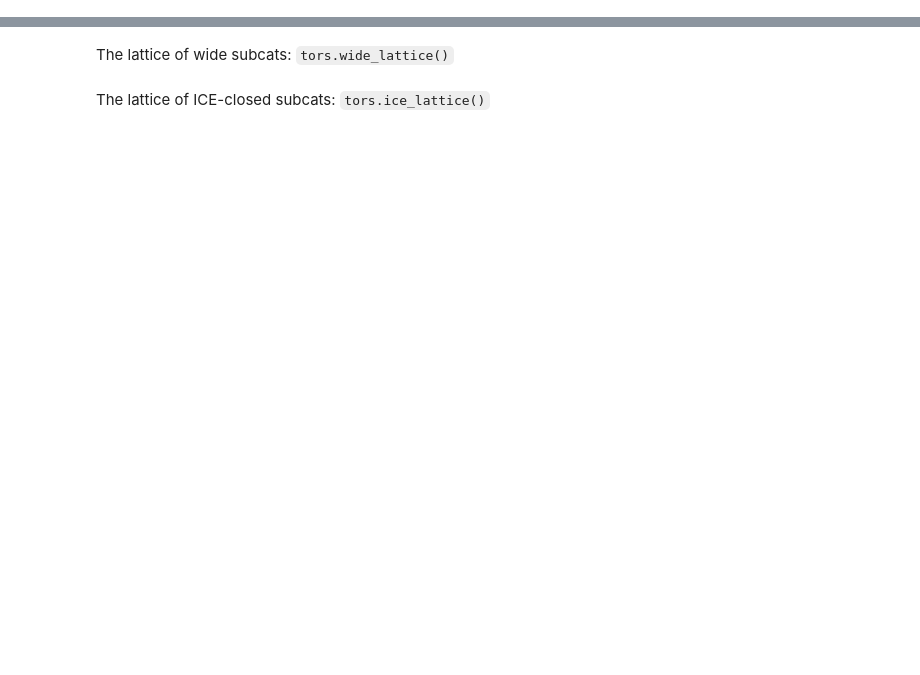
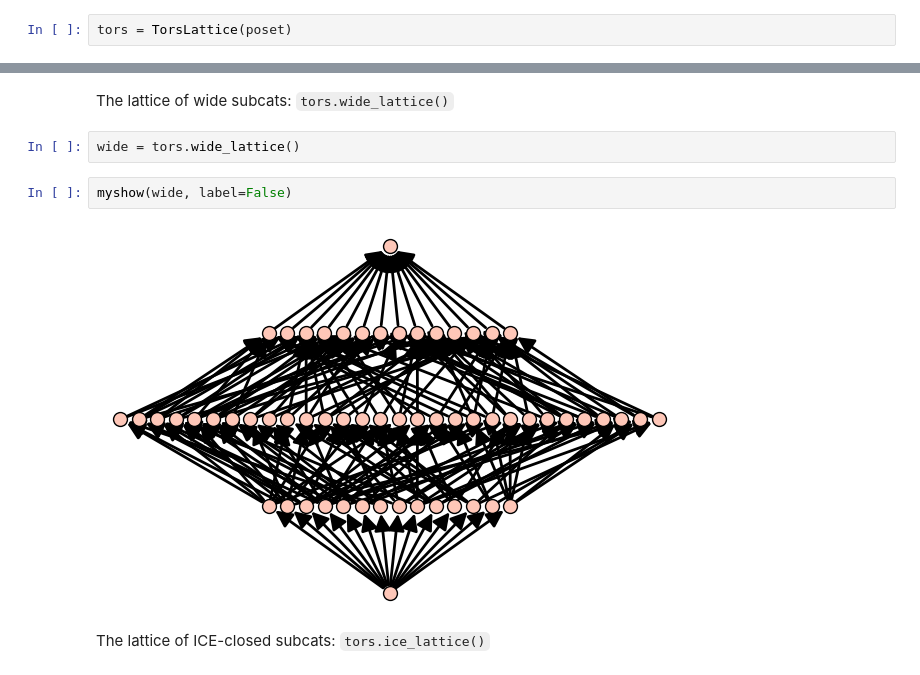
Before and after one commit to haruhisa-enomoto/haruhisa-enomoto.github.io, a Jupyter notebook: files/OCAMI_Demo.ipynb, the cells around one changed output, grey strips where cells are left out. Saved outputs shown, nothing was run; the diff lists cells and outputs as text; blank space fills up the shorter version.

```diff
--- a/files/OCAMI_Demo.ipynb
+++ b/files/OCAMI_Demo.ipynb
@@ -25,3 +31,5 @@ myshow(poset)
 ## Enjoy!
 
 Construct the lattice of torsion classes by `TorsLattice(poset)`
+# %%
+tors = TorsLattice(poset)
@@ -28,4 +40,10 @@ Construct the lattice of torsion classes by `TorsLattice(poset)`
 # %% [markdown]
 The lattice of wide subcats: `tors.wide_lattice()`
+# %%
+wide = tors.wide_lattice()
+# %%
+myshow(wide, label=False)
+# %% [output]
+[figure, added]
 # %% [markdown]
 The lattice of ICE-closed subcats: `tors.ice_lattice()`
```
Also changed, not shown: parts of 32 cells of this notebook.
